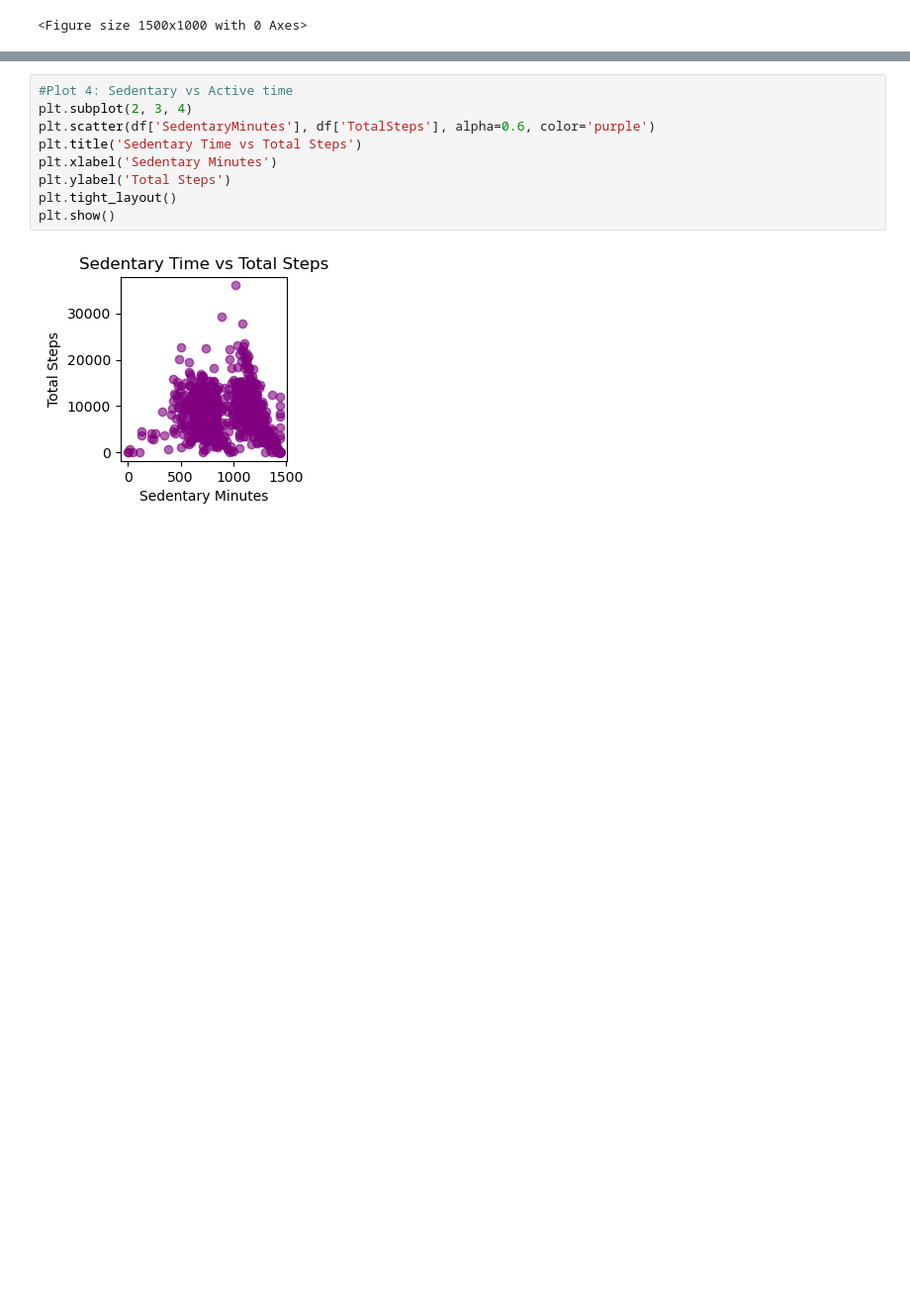
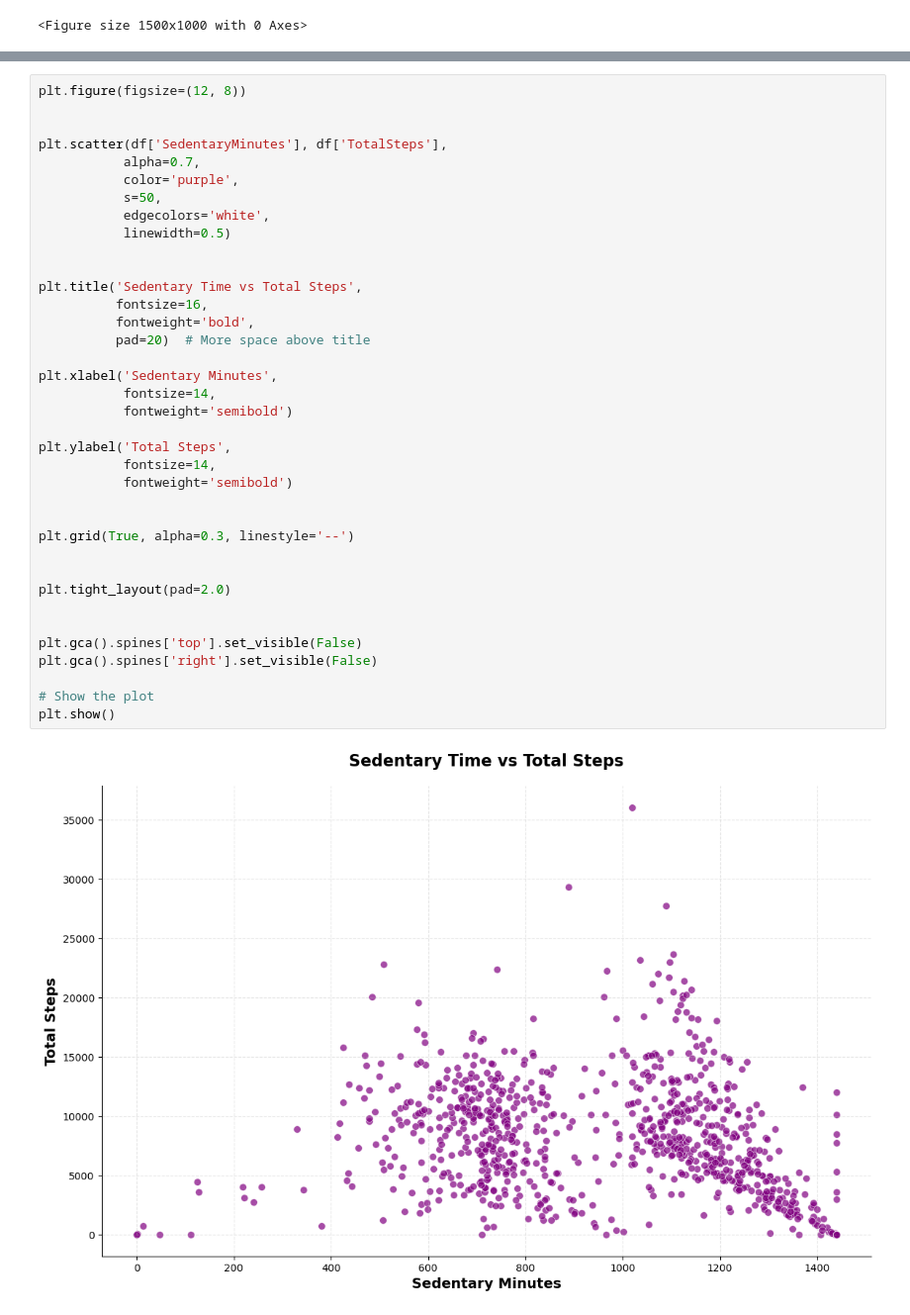
Before and after one commit to shashankrawt-wq/BellaBeat_case_Study_analysis, a Jupyter notebook: BellabeatCaseStudy.ipynb, the cells around one changed output, grey strips where cells are left out. Shown at 99% size. Saved outputs shown, nothing was run; the diff lists cells and outputs as text; blank space fills up the shorter version.

```diff
--- a/BellabeatCaseStudy.ipynb
+++ b/BellabeatCaseStudy.ipynb
@@ -250,11 +273,39 @@ plt.grid(True, alpha=0.3, linestyle='--')
 # %%
-#Plot 4: Sedentary vs Active time
-plt.subplot(2, 3, 4)
-plt.scatter(df['SedentaryMinutes'], df['TotalSteps'], alpha=0.6, color='purple')
-plt.title('Sedentary Time vs Total Steps')
-plt.xlabel('Sedentary Minutes')
-plt.ylabel('Total Steps')
-plt.tight_layout()
+plt.figure(figsize=(12, 8))
+
+
+plt.scatter(df['SedentaryMinutes'], df['TotalSteps'],
+           alpha=0.7,
+           color='purple',
+           s=50,
+           edgecolors='white',
+           linewidth=0.5)
+
+
+plt.title('Sedentary Time vs Total Steps',
+          fontsize=16,
+          fontweight='bold',
+          pad=20)  # More space above title
+
+plt.xlabel('Sedentary Minutes',
+           fontsize=14,
+           fontweight='semibold')
+
+plt.ylabel('Total Steps',
+           fontsize=14,
+           fontweight='semibold')
+
+
+plt.grid(True, alpha=0.3, linestyle='--')
+
+
+plt.tight_layout(pad=2.0)
+
+
+plt.gca().spines['top'].set_visible(False)
+plt.gca().spines['right'].set_visible(False)
+
+# Show the plot
 plt.show()
 # %% [output]
-[figure, old version]
+[figure, new version]
```
Also changed, not shown: parts of 25 cells of this notebook.
